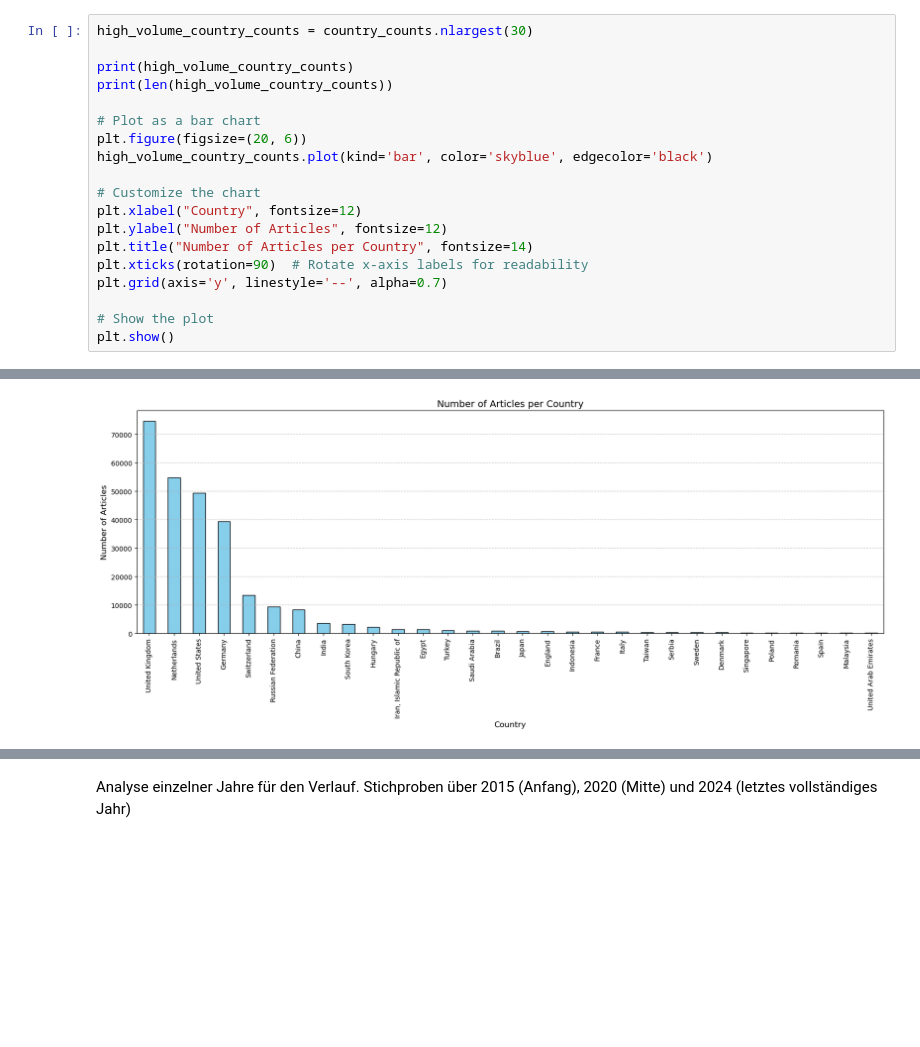
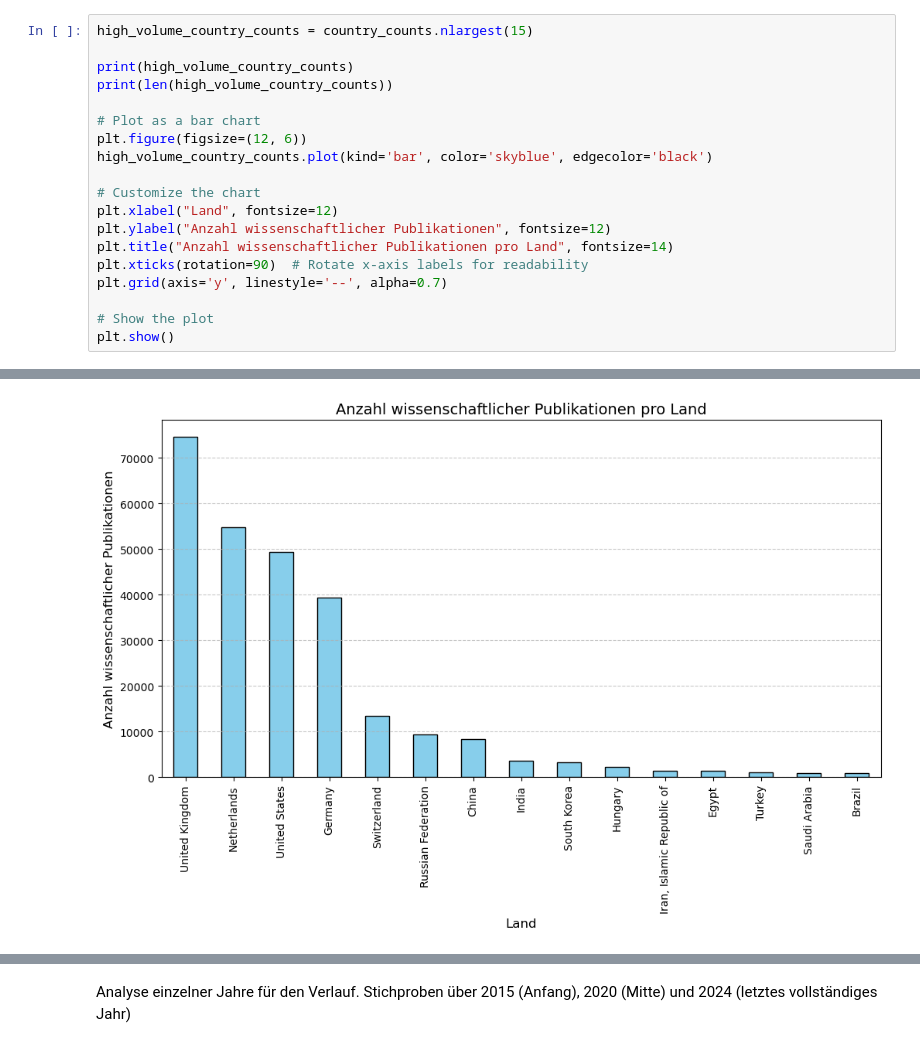
Before and after one commit to LeaKleemann/HA_TextAnalytics, a Jupyter notebook: descriptive_evaluations/country_and_regional_analysis.ipynb, the cells around one changed output, grey strips where cells are left out. Cells and saved outputs as stored; diff of their text form; blank space fills up the shorter version.

```diff
--- a/descriptive_evaluations/country_and_regional_analysis.ipynb
+++ b/descriptive_evaluations/country_and_regional_analysis.ipynb
@@ -17,17 +29,17 @@ country_counts = summarized_dataframe[columnName].dropna().astype(str).value_cou
 # %%
-high_volume_country_counts = country_counts.nlargest(30)
+high_volume_country_counts = country_counts.nlargest(15)
 
 print(high_volume_country_counts)
 print(len(high_volume_country_counts))
 
 # Plot as a bar chart
-plt.figure(figsize=(20, 6))
+plt.figure(figsize=(12, 6))
 high_volume_country_counts.plot(kind='bar', color='skyblue', edgecolor='black')
 
 # Customize the chart
-plt.xlabel("Country", fontsize=12)
-plt.ylabel("Number of Articles", fontsize=12)
-plt.title("Number of Articles per Country", fontsize=14)
+plt.xlabel("Land", fontsize=12)
+plt.ylabel("Anzahl wissenschaftlicher Publikationen", fontsize=12)
+plt.title("Anzahl wissenschaftlicher Publikationen pro Land", fontsize=14)
 plt.xticks(rotation=90)  # Rotate x-axis labels for readability
 plt.grid(axis='y', linestyle='--', alpha=0.7)
 
@@ -54,4 +67,4 @@ Name: count, dtype: int64
-[figure, old version]
+[figure, new version]
 # %%
 #Im obigen Ergebnis gibt es sehr starke Top 5. Hier sollen noch einmal die Ländern unterhalb der top 5 besser zur Geltung kommen.
 #Daher werden die Top 5 (oberhalb 10000) ausgeschlossen und dann das Diagramm wiederholt
```
Also changed, not shown: parts of 6 cells of this notebook, 5 other files.
